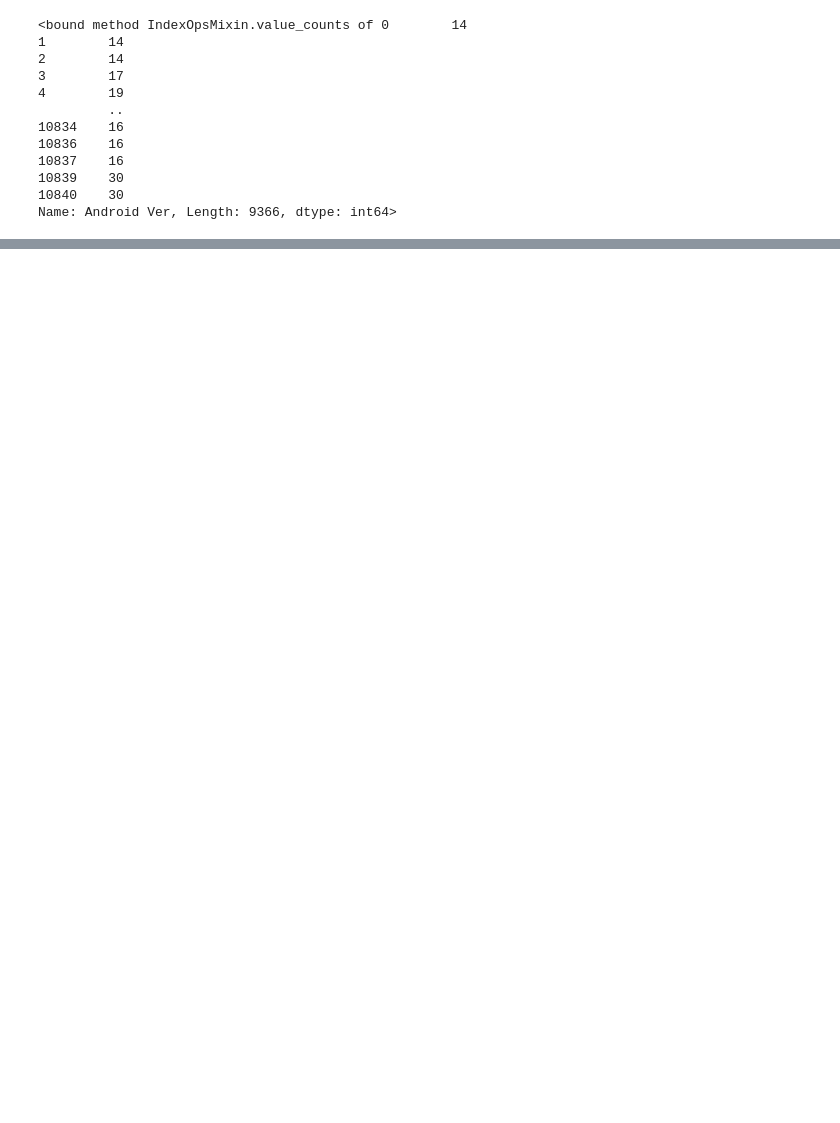
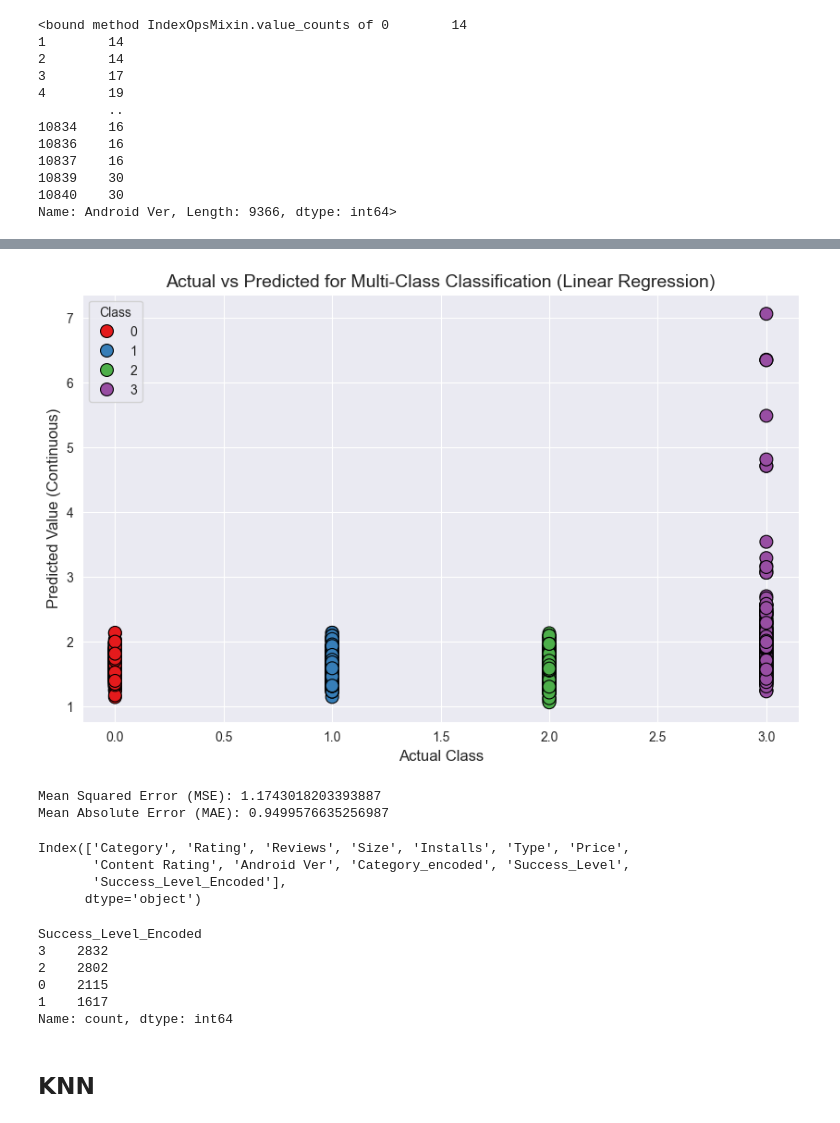
Before and after one commit to Aauia/MobileApp-Success-Project, a Jupyter notebook: appAnalyses/finalVersion.ipynb, the cells around one changed output, grey strips where cells are left out. Drawn from its saved outputs; the diff is of its cells as text; code cells hidden in the pictures; blank space fills up the shorter version.

```diff
--- a/appAnalyses/finalVersion.ipynb
+++ b/appAnalyses/finalVersion.ipynb
@@ -365,0 +510,46 @@ Name: Android Ver, Length: 9366, dtype: int64>
+# %%
+df_comparison = pd.DataFrame({'Actual': y_test, 'Predicted': y_predict})
+
+# Scatter plot with color coding for different classes (actual labels)
+plt.figure(figsize=(10, 6))
+
+# Scatter plot of actual vs predicted values, color by 'Actual' class labels
+sns.scatterplot(x='Actual', y='Predicted', data=df_comparison, hue='Actual', palette='Set1', s=100, edgecolor='black')
+
+# Titles and labels
+plt.title('Actual vs Predicted for Multi-Class Classification (Linear Regression)', fontsize=14)
+plt.xlabel('Actual Class', fontsize=12)
+plt.ylabel('Predicted Value (Continuous)', fontsize=12)
+plt.legend(title='Class')
+plt.grid(True)
+
+# Show the plot
+plt.show()
+# %% [output]
+[figure, added]
+# %%
+# Calculate and print evaluation metrics
+mse = mean_squared_error(y_test, y_predict)
+mae = mean_absolute_error(y_test, y_predict)
+
+print(f'Mean Squared Error (MSE): {mse}')
+print(f'Mean Absolute Error (MAE): {mae}')
+# %% [output]
+Mean Squared Error (MSE): 1.1743018203393887
+Mean Absolute Error (MAE): 0.9499576635256987
+# %%
+df.columns
+# %% [output]
+Index(['Category', 'Rating', 'Reviews', 'Size', 'Installs', 'Type', 'Price',
+       'Content Rating', 'Android Ver', 'Category_encoded', 'Success_Level',
+       'Success_Level_Encoded'],
+      dtype='object')
+# %%
+df['Success_Level_Encoded'].value_counts()
+# %% [output]
+Success_Level_Encoded
+3    2832
+2    2802
+0    2115
+1    1617
+Name: count, dtype: int64
@@ -365,0 +565,2 @@ Name: Android Ver, Length: 9366, dtype: int64>
+# %% [markdown]
+## KNN
```
Also changed, not shown: parts of 22 cells of this notebook.
